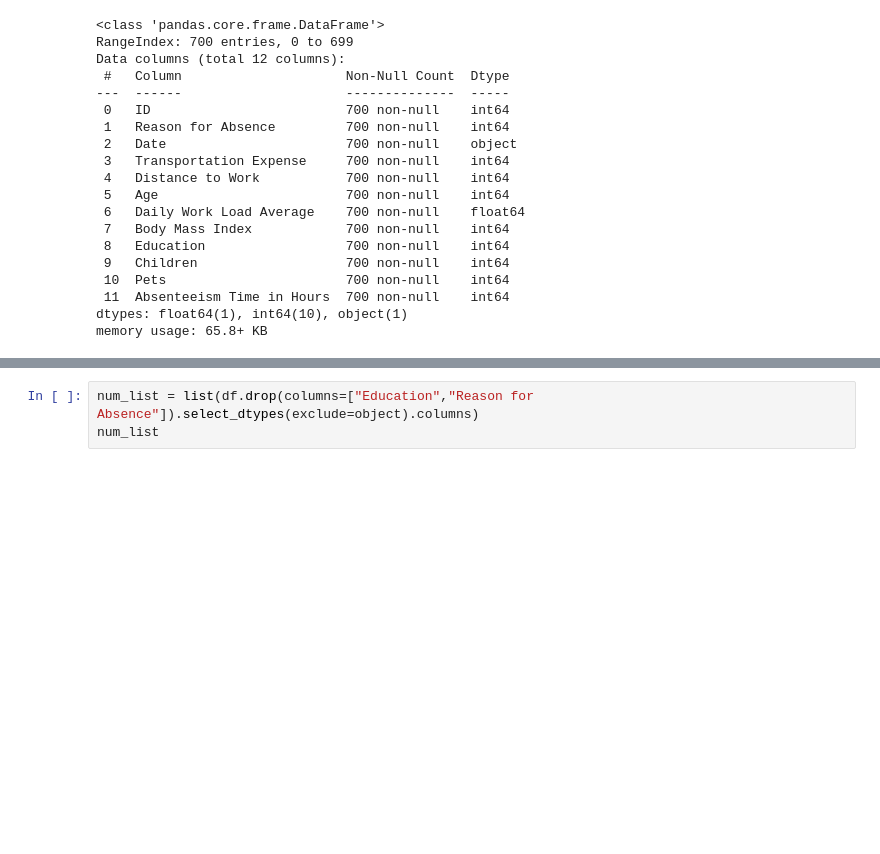
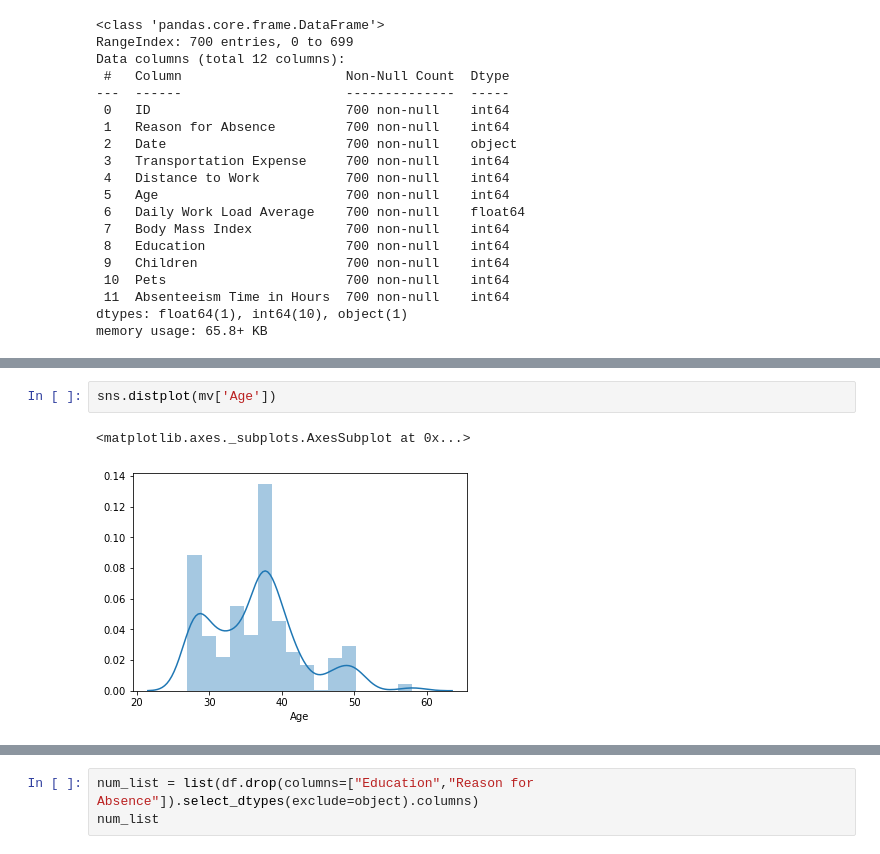
Before and after one commit to Code-breaker1998/Absenteeism_Project, a Jupyter notebook: Absenteeism.ipynb, the cells around one changed output, grey strips where cells are left out. Drawn from its saved outputs; the diff is of its cells as text; blank space fills up the shorter version.

```diff
--- a/Absenteeism.ipynb
+++ b/Absenteeism.ipynb
@@ -104,0 +122,5 @@ memory usage: 65.8+ KB
+# %%
+sns.distplot(mv['Age'])
+# %% [output]
+<matplotlib.axes._subplots.AxesSubplot at 0x...>
+[figure, added]
```
Also changed, not shown: parts of 23 cells of this notebook.
